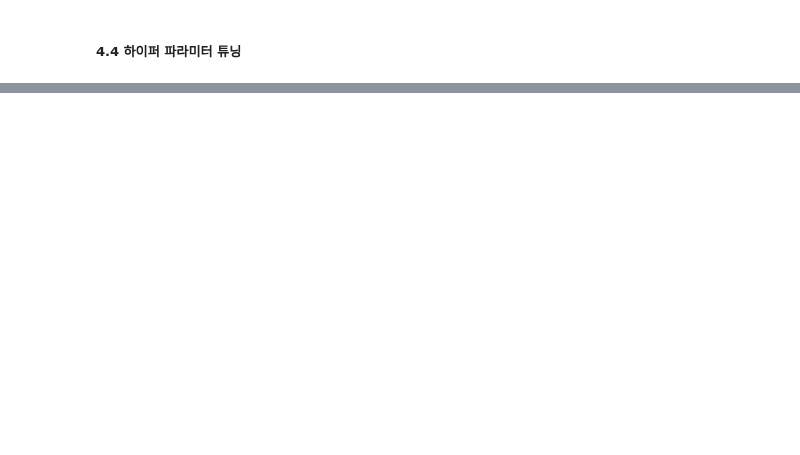
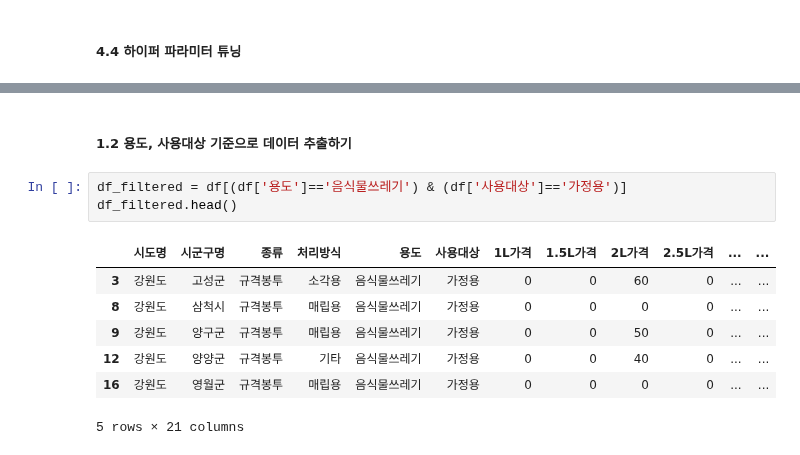
Before and after one commit to va4756/yemoon_bigdata_test, a Jupyter notebook: bigdata_예문_실전문제_example2.ipynb, the cells around one changed output, grey strips where cells are left out. Cells and saved outputs as stored; diff of their text form; blank space fills up the shorter version.

```diff
--- a/bigdata_예문_실전문제_example2.ipynb
+++ b/bigdata_예문_실전문제_example2.ipynb
@@ -1517,0 +1596,13 @@ XGBoost:  0.4992210496930152
+# %% [markdown]
+##### 1.2 용도, 사용대상 기준으로 데이터 추출하기
+# %%
+df_filtered = df[(df['용도']=='음식물쓰레기') & (df['사용대상']=='가정용')]
+df_filtered.head()
+# %% [output]
+|  | 시도명 | 시군구명 | 종류 | 처리방식 | 용도 | 사용대상 | 1L가격 | 1.5L가격 | 2L가격 | 2.5L가격 | ... | ... |
+| 3 | 강원도 | 고성군 | 규격봉투 | 소각용 | 음식물쓰레기 | 가정용 | 0 | 0 | 60 | 0 | ... | ... |
+| 8 | 강원도 | 삼척시 | 규격봉투 | 매립용 | 음식물쓰레기 | 가정용 | 0 | 0 | 0 | 0 | ... | ... |
+| 9 | 강원도 | 양구군 | 규격봉투 | 매립용 | 음식물쓰레기 | 가정용 | 0 | 0 | 50 | 0 | ... | ... |
+| 12 | 강원도 | 양양군 | 규격봉투 | 기타 | 음식물쓰레기 | 가정용 | 0 | 0 | 40 | 0 | ... | ... |
+| 16 | 강원도 | 영월군 | 규격봉투 | 매립용 | 음식물쓰레기 | 가정용 | 0 | 0 | 0 | 0 | ... | ... |
+5 rows × 21 columns
```
Also changed, not shown: parts of 34 cells of this notebook.
